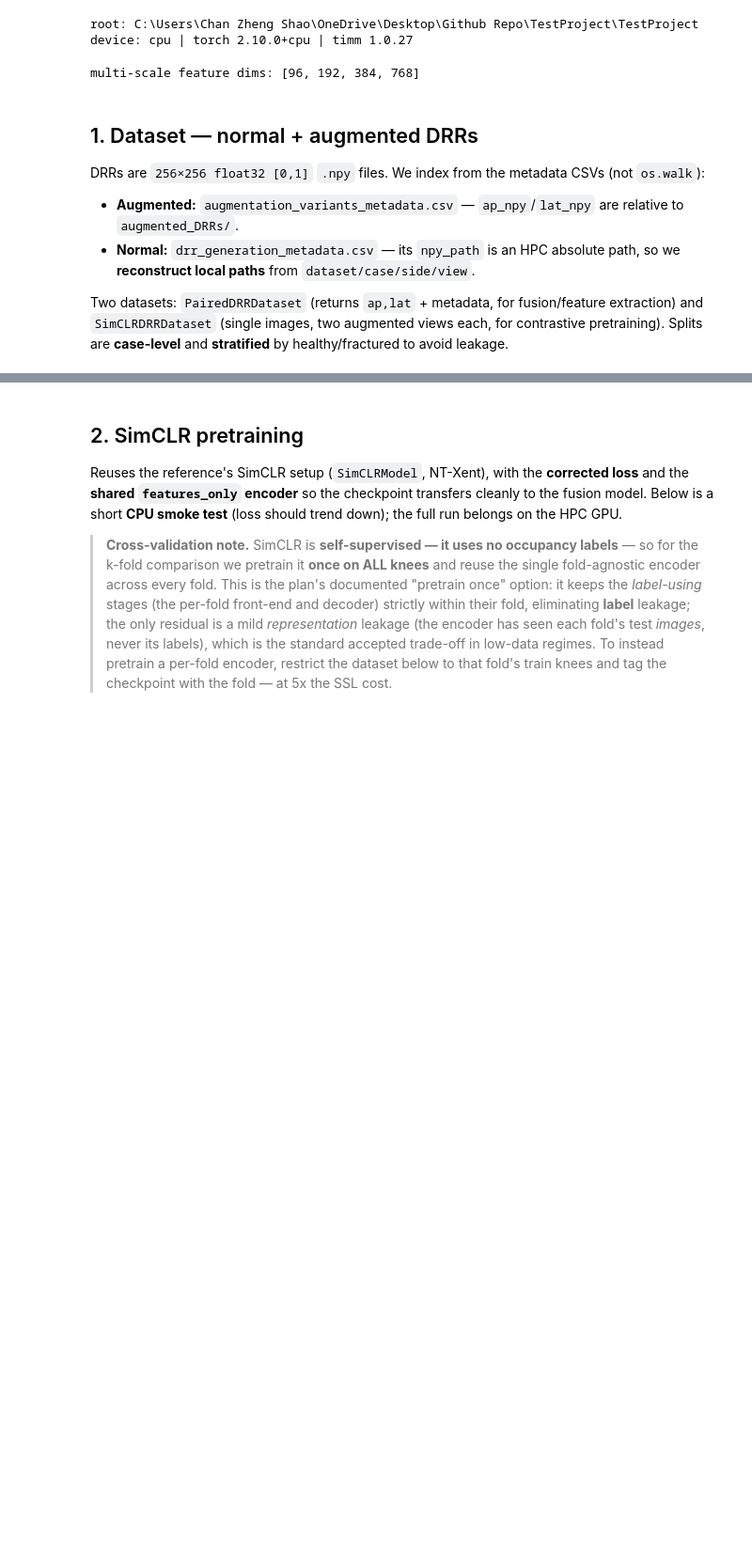
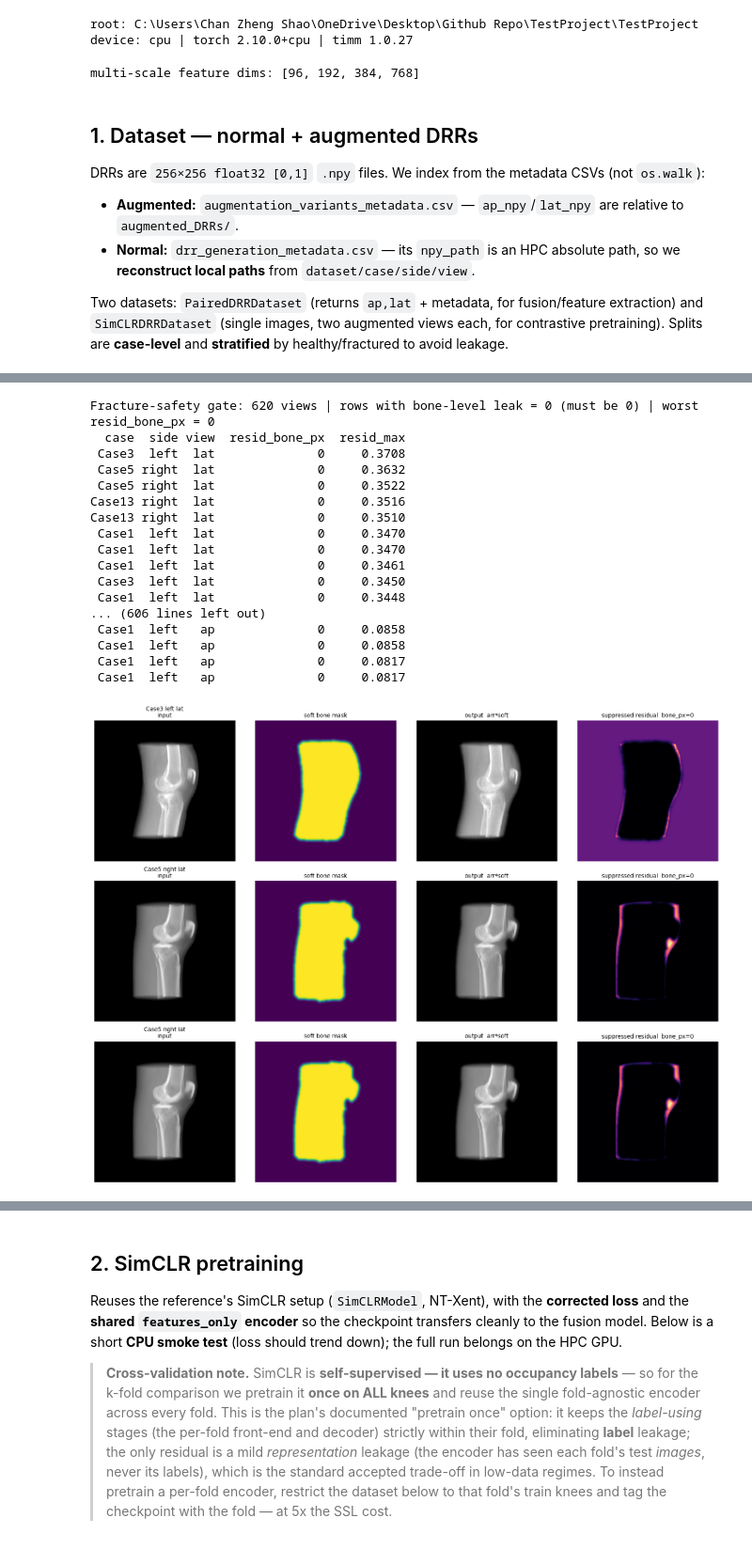
Before and after one commit to CodesTree/XrayTo3D-Capstone, a Jupyter notebook: TestProject/notebooks/modeling/encoder_pipeline.ipynb, the cells around one changed output, grey strips where cells are left out. Shown at 94% size. Drawn from its saved outputs; the diff is of its cells as text; code cells hidden in the pictures; blank space fills up the shorter version.

```diff
--- a/TestProject/notebooks/modeling/encoder_pipeline.ipynb
+++ b/TestProject/notebooks/modeling/encoder_pipeline.ipynb
@@ -156,3 +170,83 @@ paired rows: 1726
+# %%
+# --- Bone-focused DRR mask + Step-0 fracture-safety gate -----------------------------------------
+# The encoder fires on the soft-tissue skin->air silhouette (the vertical stripes in the L0 features).
+# A bone-focused mask suppresses that silhouette while keeping bone(+margin). Before wiring it into
+# load_drr (next step), PROVE it never eats fracture energy: the suppressed residual arr*(1-soft) must
+# be soft-tissue ONLY (no bone-level pixels) for every Ruikar fractured view.
+import scipy.ndimage as ndi
+
+BONE_MASK        = True   # A/B toggle vs the unmasked baseline (wired into load_drr in the next step)
+BONE_THR         = 0.40   # [0,1] DRR intensity for "bone-ish"
+BONE_MIN_AREA    = 0      # FRACTURE-SAFE: keep ALL bone-level components (DRRs are already speck-free)
+BONE_MARGIN_PX   = 6      # dilate to keep cortical edge + cushion
+BONE_FEATHER_SIG = 2.0    # px; feather so the mask edge is a gradient, not a new step
+
+def _soft_bone_mask(arr2d):
+    """HxW float32 [0,1], bg=0 -> [0,1] feathered bone mask. No distance limit so a displaced
+    fragment survives even when far from the main bone. 2D bone-level analogue of predrr's
+    body_envelope_mask()."""
+    bone = arr2d > BONE_THR
+    if BONE_MIN_AREA > 0:
+        lbl, n = ndi.label(bone)
+        if n:
+            sizes = ndi.sum(np.ones_like(lbl), lbl, range(1, n + 1))
+            bone = np.isin(lbl, 1 + np.where(sizes >= BONE_MIN_AREA)[0])
+    bone = ndi.binary_fill_holes(bone)
+    bone = ndi.binary_dilation(bone, iterations=BONE_MARGIN_PX)
+    return np.clip(ndi.gaussian_filter(bone.astype(np.float32), BONE_FEATHER_SIG), 0, 1)
+
+def bone_mask_drr(arr2d):
+    """Keep bone(+margin), suppress the soft-tissue skin silhouette the encoder fires on."""
+    return (arr2d * _soft_bone_mask(arr2d)).astype(np.float32)
+
+# --- fracture-safety gate over every fractured view ---
+frac = paired_index[paired_index.dataset == "fractured"]
+_rows = []
+for r in frac.itertuples(index=False):
+    for view, p in [("ap", r.ap), ("lat", r.lat)]:
+        arr = np.load(p).astype(np.float32)
+        soft = _soft_bone_mask(arr); resid = arr * (1 - soft)
+        _rows.append(dict(case=r.case, side=r.side, view=view,
+                          resid_bone_px=int((resid > BONE_THR).sum()),
+                          resid_max=round(float(resid.max()), 4)))
+gate = pd.DataFrame(_rows).sort_values("resid_max", ascending=False).reset_index(drop=True)
+leak = int((gate.resid_bone_px > 0).sum())
+print(f"Fracture-safety gate: {len(gate)} views | rows with bone-level leak = {leak} "
+      f"(must be 0) | worst resid_bone_px = {int(gate.resid_bone_px.max())}")
+print(gate.to_string(index=False))
+
+# four-panel eyeball for the 3 views where the mask suppresses the most (highest residual)
+fig, axes = plt.subplots(3, 4, figsize=(16, 12), squeeze=False)
+for i in range(3):
+    row = gate.iloc[i]; rr = frac[(frac.case == row["case"]) & (frac.side == row["side"])].iloc[0]
+    arr = np.load(rr.ap if row["view"] == "ap" else rr.lat).astype(np.float32)
+    soft = _soft_bone_mask(arr); out = arr * soft; resid = arr * (1 - soft)
+    panels = [(arr,  f"{row['case']} {row['side']} {row['view']}\ninput", 'gray'),
+              (soft, "soft bone mask", 'viridis'),
+              (out,  "output  arr*soft", 'gray'),
+              (resid, f"suppressed residual  bone_px={int((resid > BONE_THR).sum())}", 'magma')]
+    for ax, (img, ttl, cm) in zip(axes[i], panels):
+        ax.imshow(img, cmap=cm); ax.set_title(ttl, fontsize=10); ax.axis('off')
+plt.tight_layout(); plt.show()
+# %% [output]
+Fracture-safety gate: 620 views | rows with bone-level leak = 0 (must be 0) | worst resid_bone_px = 0
+  case  side view  resid_bone_px  resid_max
+ Case3  left  lat              0     0.3708
+ Case5 right  lat              0     0.3632
+ Case5 right  lat              0     0.3522
+Case13 right  lat              0     0.3516
+Case13 right  lat              0     0.3510
+ Case1  left  lat              0     0.3470
+ Case1  left  lat              0     0.3470
+ Case1  left  lat              0     0.3461
+ Case3  left  lat              0     0.3450
+ Case1  left  lat              0     0.3448
+... (606 lines left out)
+ Case1  left   ap              0     0.0858
+ Case1  left   ap              0     0.0858
+ Case1  left   ap              0     0.0817
+ Case1  left   ap              0     0.0817
+[figure, added]
 # %%
 class PairedDRRDataset(Dataset):
     def __init__(self, df: pd.DataFrame, transform=paired_tf):
```
Also changed, not shown: parts of 6 cells of this notebook, 22 other files.
